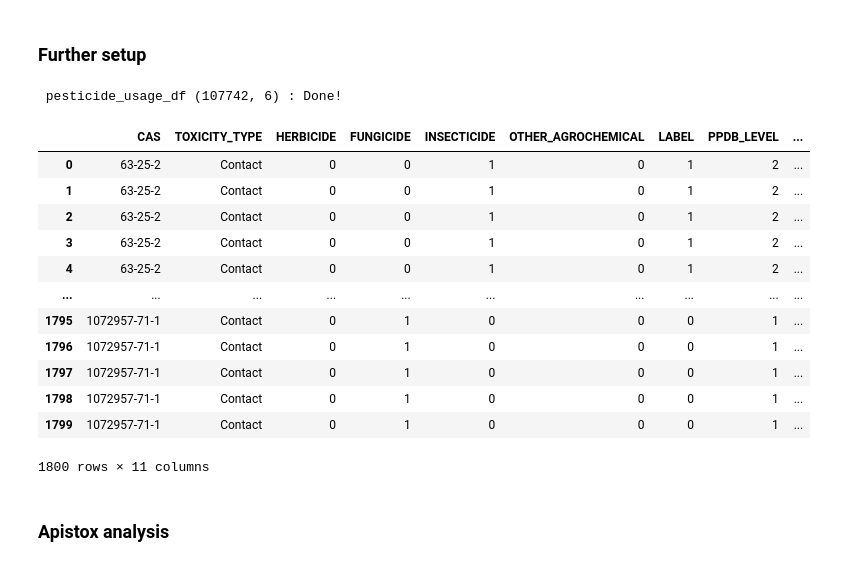
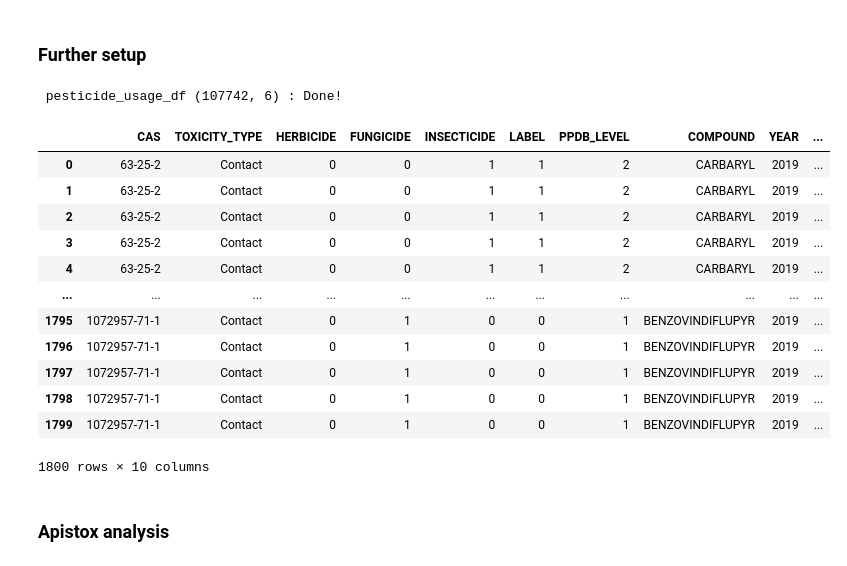
Before and after one commit to Ddav3/Bees_production_analysis, a Jupyter notebook: honey_production.ipynb, the cells around one changed output. Drawn from its saved outputs; the diff is of its cells as text; code cells hidden in the pictures.

```diff
--- a/honey_production.ipynb
+++ b/honey_production.ipynb
@@ -185,28 +185,28 @@ Number of rows with null/NaN: 0
 # %%
 #the following row alone can be of interest
 #pesticide_usage_df = utils.load_pesticide_usage_datasets()
 
 pesticide_usage_df = utils.apistox_support_setup()
 
 apistox_complete_df = apistox_df.merge(pesticide_usage_df)
-apistox_complete_df.drop(["name", "source", "SMILES", "CID", "year"], axis = 1, inplace=True)
+apistox_complete_df.drop(["name", "source", "SMILES", "CID","other_agrochemical", "year"], axis = 1, inplace=True)
 apistox_complete_df.columns = apistox_complete_df.columns.map(str.upper)
 apistox_complete_df
 # %% [output]
  pesticide_usage_df (107742, 6) : Done!
-|  | CAS | TOXICITY_TYPE | HERBICIDE | FUNGICIDE | INSECTICIDE | OTHER_AGROCHEMICAL | LABEL | PPDB_LEVEL | ... |
-| 0 | 63-25-2 | Contact | 0 | 0 | 1 | 0 | 1 | 2 | ... |
-| 1 | 63-25-2 | Contact | 0 | 0 | 1 | 0 | 1 | 2 | ... |
-| 2 | 63-25-2 | Contact | 0 | 0 | 1 | 0 | 1 | 2 | ... |
-| 3 | 63-25-2 | Contact | 0 | 0 | 1 | 0 | 1 | 2 | ... |
-| 4 | 63-25-2 | Contact | 0 | 0 | 1 | 0 | 1 | 2 | ... |
-| ... | ... | ... | ... | ... | ... | ... | ... | ... | ... |
-| 1795 | 1072957-71-1 | Contact | 0 | 1 | 0 | 0 | 0 | 1 | ... |
-| 1796 | 1072957-71-1 | Contact | 0 | 1 | 0 | 0 | 0 | 1 | ... |
-| 1797 | 1072957-71-1 | Contact | 0 | 1 | 0 | 0 | 0 | 1 | ... |
-| 1798 | 1072957-71-1 | Contact | 0 | 1 | 0 | 0 | 0 | 1 | ... |
-| 1799 | 1072957-71-1 | Contact | 0 | 1 | 0 | 0 | 0 | 1 | ... |
+|  | CAS | TOXICITY_TYPE | HERBICIDE | FUNGICIDE | INSECTICIDE | LABEL | PPDB_LEVEL | COMPOUND | YEAR | ... |
+| 0 | 63-25-2 | Contact | 0 | 0 | 1 | 1 | 2 | CARBARYL | 2019 | ... |
+| 1 | 63-25-2 | Contact | 0 | 0 | 1 | 1 | 2 | CARBARYL | 2019 | ... |
+| 2 | 63-25-2 | Contact | 0 | 0 | 1 | 1 | 2 | CARBARYL | 2019 | ... |
+| 3 | 63-25-2 | Contact | 0 | 0 | 1 | 1 | 2 | CARBARYL | 2019 | ... |
+| 4 | 63-25-2 | Contact | 0 | 0 | 1 | 1 | 2 | CARBARYL | 2019 | ... |
+| ... | ... | ... | ... | ... | ... | ... | ... | ... | ... | ... |
+| 1795 | 1072957-71-1 | Contact | 0 | 1 | 0 | 0 | 1 | BENZOVINDIFLUPYR | 2019 | ... |
+| 1796 | 1072957-71-1 | Contact | 0 | 1 | 0 | 0 | 1 | BENZOVINDIFLUPYR | 2019 | ... |
+| 1797 | 1072957-71-1 | Contact | 0 | 1 | 0 | 0 | 1 | BENZOVINDIFLUPYR | 2019 | ... |
+| 1798 | 1072957-71-1 | Contact | 0 | 1 | 0 | 0 | 1 | BENZOVINDIFLUPYR | 2019 | ... |
+| 1799 | 1072957-71-1 | Contact | 0 | 1 | 0 | 0 | 1 | BENZOVINDIFLUPYR | 2019 | ... |
-1800 rows × 11 columns
+1800 rows × 10 columns
 # %% [markdown]
 ### Apistox analysis
 # %%
```
Also changed, not shown: parts of 7 cells of this notebook, 1 other file.
